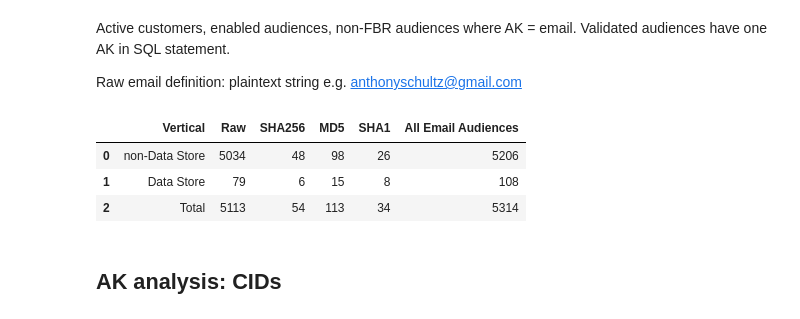
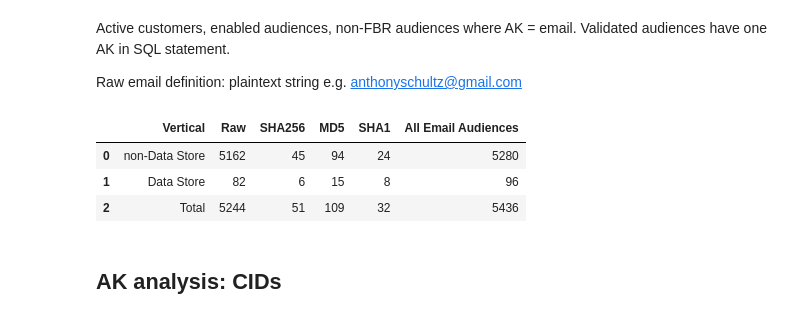
Before and after one commit to anthonylschultz/Product-Investigations, a Jupyter notebook: Audience Key analysis/results.ipynb, the cells around one changed output. Drawn from its saved outputs; the diff is of its cells as text; code cells hidden in the pictures.

```diff
--- a/Audience Key analysis/results.ipynb
+++ b/Audience Key analysis/results.ipynb
@@ -26,20 +31,36 @@ Active customers, enabled audiences, non-FBR audiences where AK = email. Validat
 Raw email definition: plaintext string e.g. anthonyschultz@gmail.com
 # %%
 email_aks = {'Vertical': ['non-Data Store', 'Data Store', 'Total'],
-             'Raw': [5034, 79, 5113],
-             'SHA256': [48, 6, 54],
-             'MD5': [98,15, 113],
-             'SHA1':[26, 8, 34],
-             'All Email Audiences':[5206, 108, 5314]
-        }
+             'Raw': [raw_email_aud_counts - raw_email_DS_aud_counts,
+                     raw_email_DS_aud_counts,
+                     raw_email_aud_counts],
+             'SHA256': [SHA256_aud_counts - SHA256_DS_aud_counts,
+                        SHA256_DS_aud_counts,
+                        SHA256_aud_counts],
+             'MD5': [MD5_aud_counts - MD5_DS_aud_counts,
+                     MD5_DS_aud_counts,
+                     MD5_aud_counts],
+             'SHA1':[SHA1_aud_counts - SHA1_DS_aud_counts,
+                     SHA1_DS_aud_counts,
+                     SHA1_aud_counts],
+             'All Email Audiences':[(raw_email_aud_counts - raw_email_DS_aud_counts +
+                                     (MD5_aud_counts - MD5_DS_aud_counts) +
+                                    (SHA1_aud_counts - SHA1_DS_aud_counts)
+                                    ), (raw_email_DS_aud_counts +
+                                        SHA256_DS_aud_counts +
+                                        SHA1_DS_aud_counts)
+                                        , raw_email_aud_counts +
+                                    SHA256_aud_counts +
+                                    MD5_aud_counts +
+                                    SHA1_aud_counts]}
 
 email_aks_table = pd.DataFrame(email_aks, columns = ['Vertical','Raw', 'SHA256', 'MD5', 'SHA1', 'All Email Audiences'])
 email_aks_table.head()
 # %% [output]
 |  | Vertical | Raw | SHA256 | MD5 | SHA1 | All Email Audiences |
-| 0 | non-Data Store | 5034 | 48 | 98 | 26 | 5206 |
-| 1 | Data Store | 79 | 6 | 15 | 8 | 108 |
-| 2 | Total | 5113 | 54 | 113 | 34 | 5314 |
+| 0 | non-Data Store | 5162 | 45 | 94 | 24 | 5280 |
+| 1 | Data Store | 82 | 6 | 15 | 8 | 96 |
+| 2 | Total | 5244 | 51 | 109 | 32 | 5436 |
 # %% [markdown]
 ## AK analysis: CIDs
 # %% [markdown]
```
Also changed, not shown: parts of 33 cells of this notebook.
